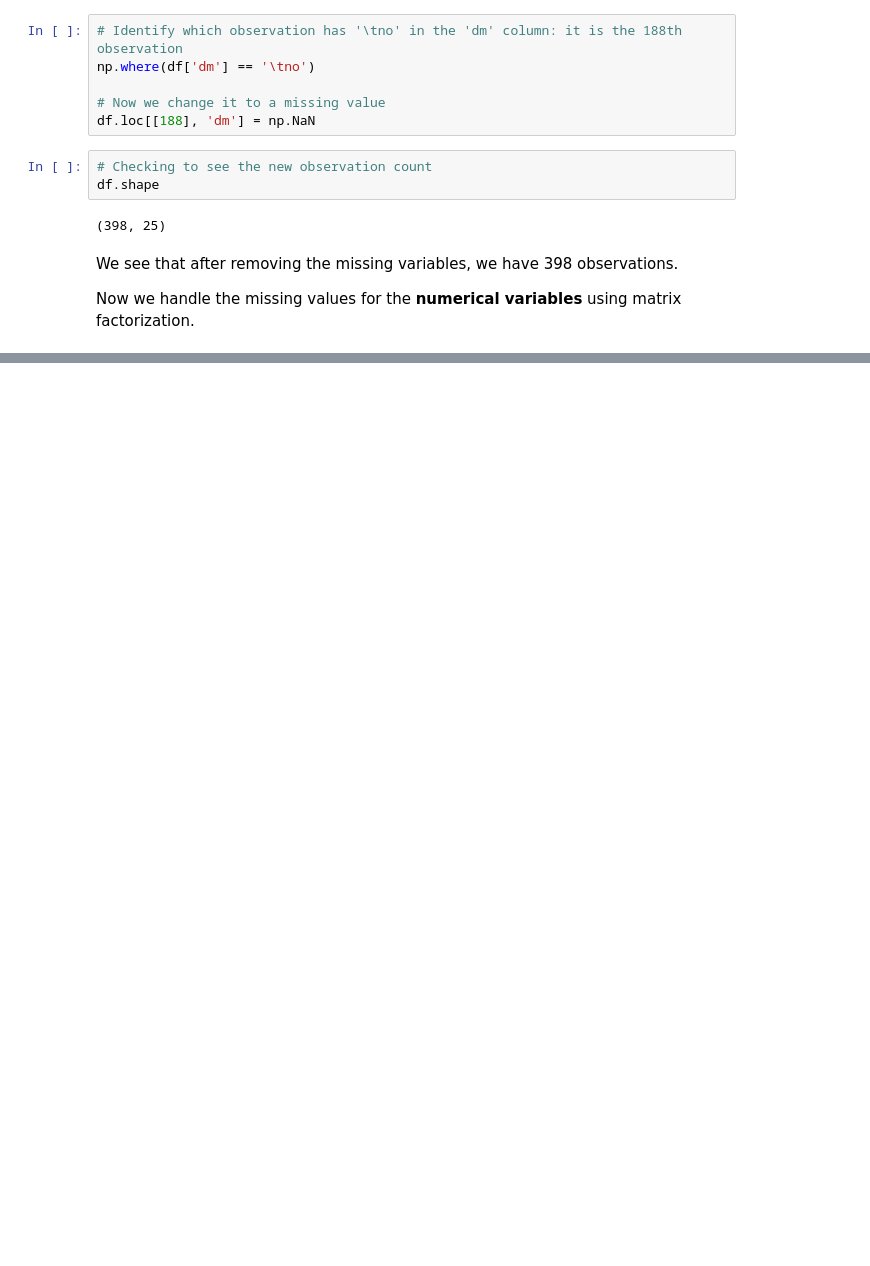
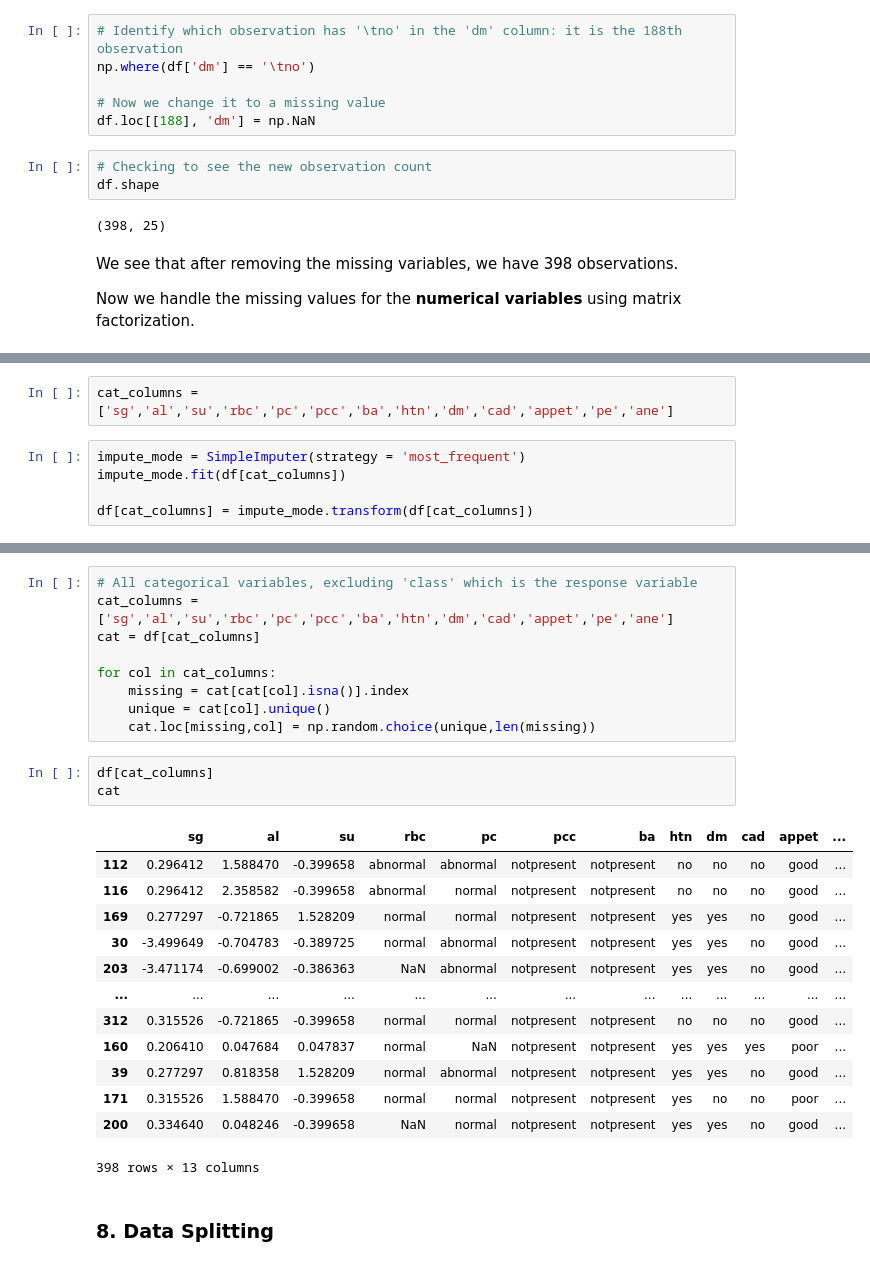
Before and after one commit to nimerkb/Assign6, a Jupyter notebook: assignment6.ipynb, the cells around one changed output, grey strips where cells are left out. Saved outputs shown, nothing was run; the diff lists cells and outputs as text; blank space fills up the shorter version.

```diff
--- a/assignment6.ipynb
+++ b/assignment6.ipynb
@@ -256,0 +244,7 @@ df.head()
+# %%
+cat_columns = ['sg','al','su','rbc','pc','pcc','ba','htn','dm','cad','appet','pe','ane']
+# %%
+impute_mode = SimpleImputer(strategy = 'most_frequent')
+impute_mode.fit(df[cat_columns])
+
+df[cat_columns] = impute_mode.transform(df[cat_columns])
@@ -256,0 +277,28 @@ df.head()
+# %%
+# All categorical variables, excluding 'class' which is the response variable
+cat_columns = ['sg','al','su','rbc','pc','pcc','ba','htn','dm','cad','appet','pe','ane']
+cat = df[cat_columns]
+
+for col in cat_columns:
+    missing = cat[cat[col].isna()].index
+    unique = cat[col].unique()
+    cat.loc[missing,col] = np.random.choice(unique,len(missing))
+# %%
+df[cat_columns]
+cat
+# %% [output]
+|  | sg | al | su | rbc | pc | pcc | ba | htn | dm | cad | appet | ... |
+| 112 | 0.296412 | 1.588470 | -0.399658 | abnormal | abnormal | notpresent | notpresent | no | no | no | good | ... |
+| 116 | 0.296412 | 2.358582 | -0.399658 | abnormal | normal | notpresent | notpresent | no | no | no | good | ... |
+| 169 | 0.277297 | -0.721865 | 1.528209 | normal | normal | notpresent | notpresent | yes | yes | no | good | ... |
+| 30 | -3.499649 | -0.704783 | -0.389725 | normal | abnormal | notpresent | notpresent | yes | yes | no | good | ... |
+| 203 | -3.471174 | -0.699002 | -0.386363 | NaN | abnormal | notpresent | notpresent | yes | yes | no | good | ... |
+| ... | ... | ... | ... | ... | ... | ... | ... | ... | ... | ... | ... | ... |
+| 312 | 0.315526 | -0.721865 | -0.399658 | normal | normal | notpresent | notpresent | no | no | no | good | ... |
+| 160 | 0.206410 | 0.047684 | 0.047837 | normal | NaN | notpresent | notpresent | yes | yes | yes | poor | ... |
+| 39 | 0.277297 | 0.818358 | 1.528209 | normal | abnormal | notpresent | notpresent | yes | yes | no | good | ... |
+| 171 | 0.315526 | 1.588470 | -0.399658 | normal | normal | notpresent | notpresent | yes | no | no | poor | ... |
+| 200 | 0.334640 | 0.048246 | -0.399658 | NaN | normal | notpresent | notpresent | yes | yes | no | good | ... |
+398 rows × 13 columns
+# %% [markdown]
+### 8. Data Splitting
```
Also changed, not shown: parts of 12 cells of this notebook.
